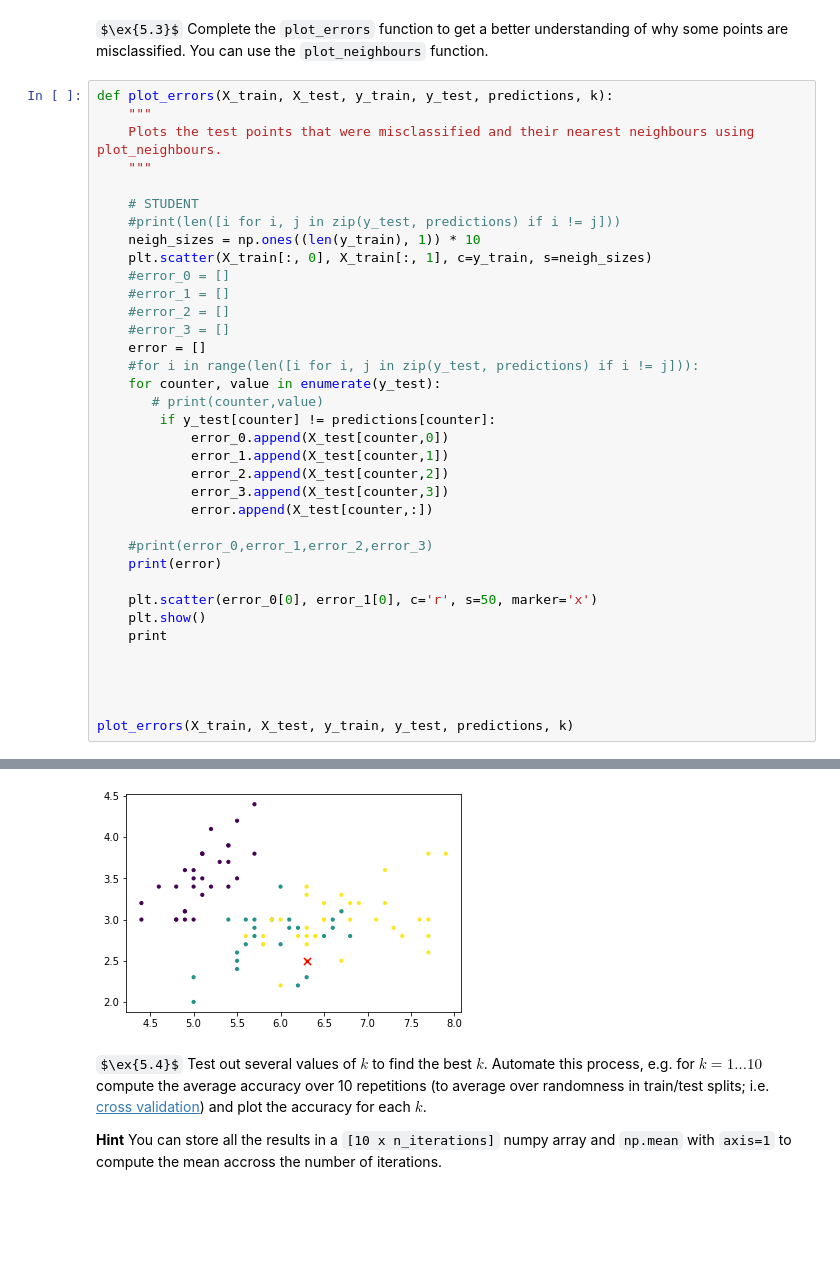
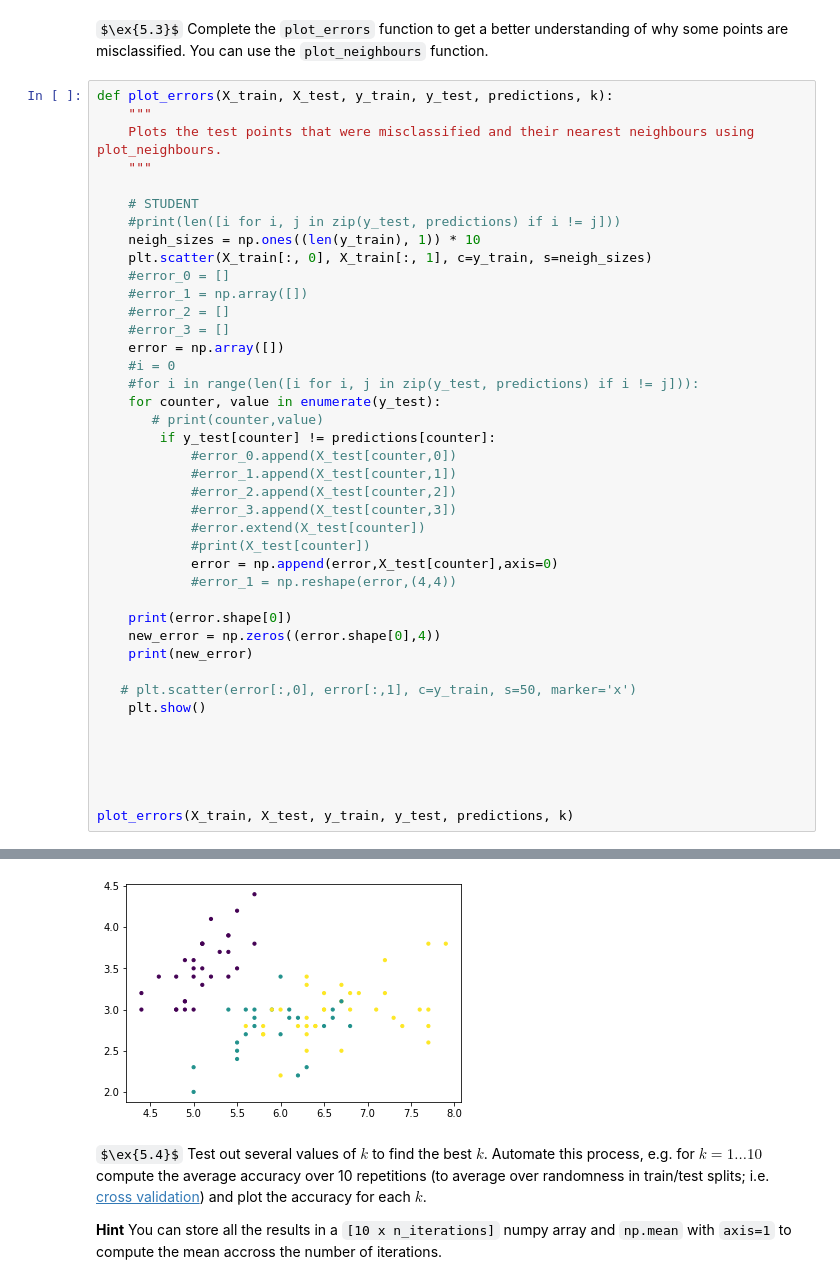
Before and after one commit to ShantanuShivankar/Machine_learning, a Jupyter notebook: lab3/updated.ipynb, the cells around one changed output, grey strips where cells are left out. Drawn from its saved outputs; the diff is of its cells as text; some formulas as TeX source; blank space fills up the shorter version.

```diff
--- a/lab3/updated.ipynb
+++ b/lab3/updated.ipynb
@@ -268,26 +268,31 @@ def plot_errors(X_train, X_test, y_train, y_test, predictions, k):
     neigh_sizes = np.ones((len(y_train), 1)) * 10
     plt.scatter(X_train[:, 0], X_train[:, 1], c=y_train, s=neigh_sizes)
     #error_0 = []
-    #error_1 = []
+    #error_1 = np.array([])
     #error_2 = []
     #error_3 = []
-    error = []
+    error = np.array([])
+    #i = 0
     #for i in range(len([i for i, j in zip(y_test, predictions) if i != j])):
     for counter, value in enumerate(y_test):
        # print(counter,value)
         if y_test[counter] != predictions[counter]:
-            error_0.append(X_test[counter,0])
-            error_1.append(X_test[counter,1])
-            error_2.append(X_test[counter,2])
-            error_3.append(X_test[counter,3])
-            error.append(X_test[counter,:])
+            #error_0.append(X_test[counter,0])
+            #error_1.append(X_test[counter,1])
+            #error_2.append(X_test[counter,2])
+            #error_3.append(X_test[counter,3])
+            #error.extend(X_test[counter])
+            #print(X_test[counter])
+            error = np.append(error,X_test[counter],axis=0)
+            #error_1 = np.reshape(error,(4,4))
 
-    #print(error_0,error_1,error_2,error_3)
-    print(error)
+    print(error.shape[0])
+    new_error = np.zeros((error.shape[0],4))
+    print(new_error)
 
-    plt.scatter(error_0[0], error_1[0], c='r', s=50, marker='x')
+   # plt.scatter(error[:,0], error[:,1], c=y_train, s=50, marker='x')
     plt.show()
-    print
+
 
 
 
@@ -299,4 +319,4 @@ plot_errors(X_train, X_test, y_train, y_test, predictions, k)
-[figure, old version]
+[figure, new version]
 # %% [markdown]
 $\ex{5.4}$ Test out several values of $k$ to find the best $k$. Automate this process, e.g. for $k = 1...10$ compute the average accuracy over 10 repetitions (to average over randomness in train/test splits; i.e. [cross validation](https://machinelearningmastery.com/k-fold-cross-validation/)) and plot the accuracy for each $k$.
 
```
Also changed, not shown: parts of 1 cell of this notebook.
